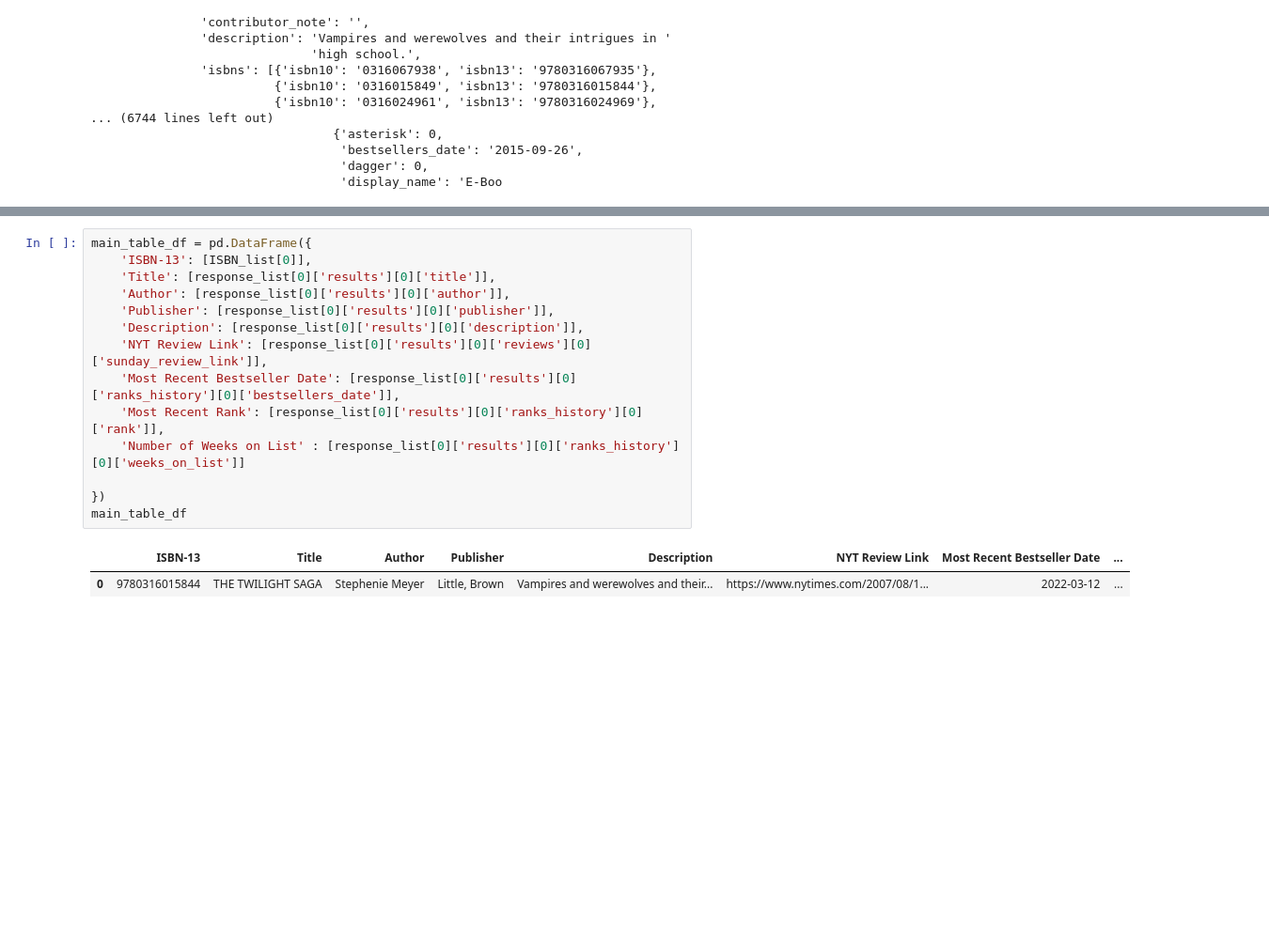
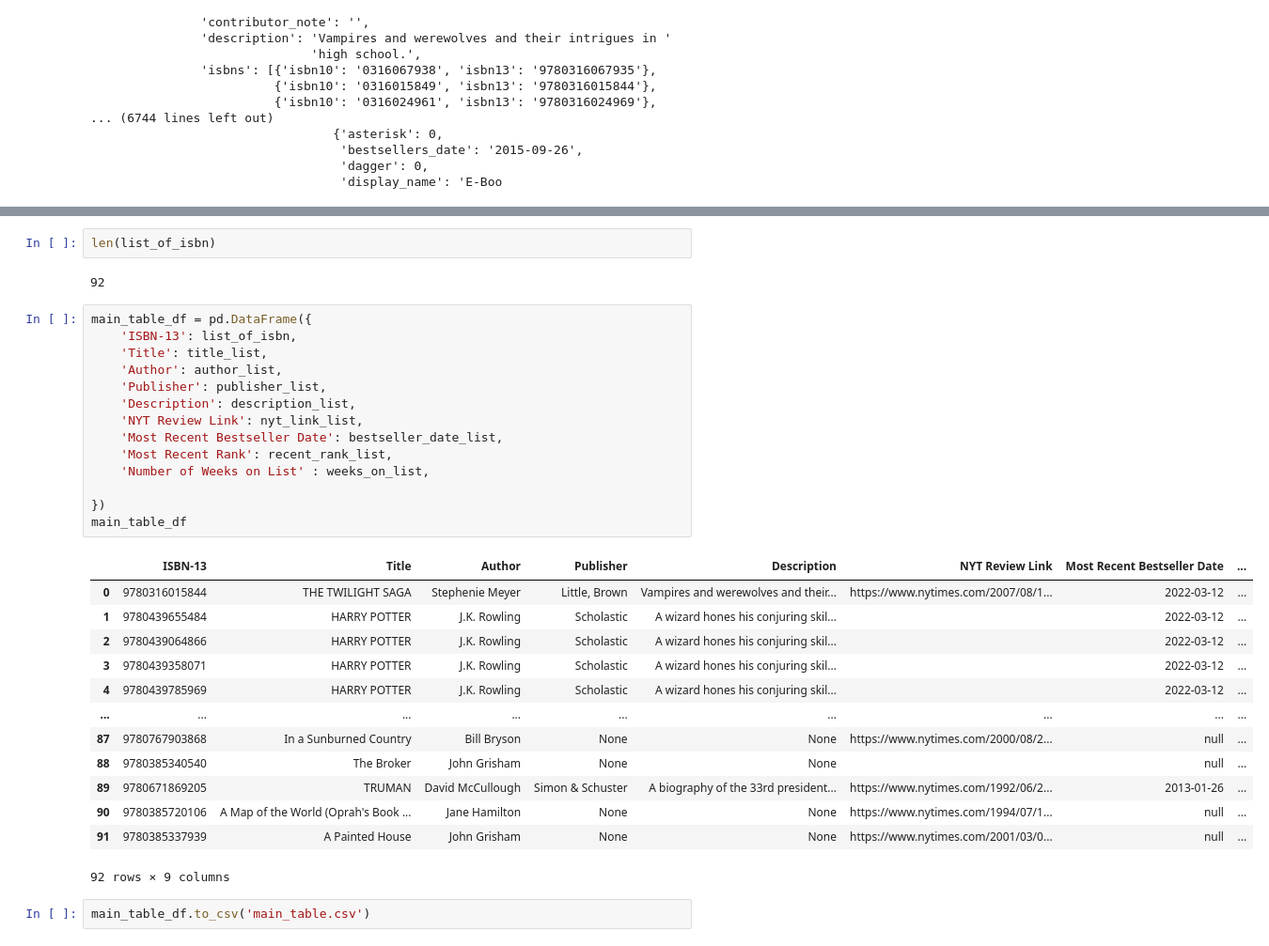
Before and after one commit to JWatson1102/Project_2, a Jupyter notebook: nyt_api_query/nytimes.ipynb, the cells around one changed output, grey strips where cells are left out. Shown at 94% size. Saved outputs shown, nothing was run; the diff lists cells and outputs as text; blank space fills up the shorter version.

```diff
--- a/nyt_api_query/nytimes.ipynb
+++ b/nyt_api_query/nytimes.ipynb
@@ -129,17 +209,34 @@ pprint(response_list)
+# %%
+len(list_of_isbn)
+# %% [output]
+92
 # %%
 main_table_df = pd.DataFrame({
-    'ISBN-13': [ISBN_list[0]],
-    'Title': [response_list[0]['results'][0]['title']],
-    'Author': [response_list[0]['results'][0]['author']],
-    'Publisher': [response_list[0]['results'][0]['publisher']],
-    'Description': [response_list[0]['results'][0]['description']],
-    'NYT Review Link': [response_list[0]['results'][0]['reviews'][0]['sunday_review_link']],
-    'Most Recent Bestseller Date': [response_list[0]['results'][0]['ranks_history'][0]['bestsellers_date']],
-    'Most Recent Rank': [response_list[0]['results'][0]['ranks_history'][0]['rank']],
-    'Number of Weeks on List' : [response_list[0]['results'][0]['ranks_history'][0]['weeks_on_list']]
+    'ISBN-13': list_of_isbn,
+    'Title': title_list,
+    'Author': author_list,
+    'Publisher': publisher_list,
+    'Description': description_list,
+    'NYT Review Link': nyt_link_list,
+    'Most Recent Bestseller Date': bestseller_date_list,
+    'Most Recent Rank': recent_rank_list,
+    'Number of Weeks on List' : weeks_on_list,
 
 })
 main_table_df
 # %% [output]
 |  | ISBN-13 | Title | Author | Publisher | Description | NYT Review Link | Most Recent Bestseller Date | ... |
 | 0 | 9780316015844 | THE TWILIGHT SAGA | Stephenie Meyer | Little, Brown | Vampires and werewolves and their... | https://www.nytimes.com/2007/08/1... | 2022-03-12 | ... |
+| 1 | 9780439655484 | HARRY POTTER | J.K. Rowling | Scholastic | A wizard hones his conjuring skil... |  | 2022-03-12 | ... |
+| 2 | 9780439064866 | HARRY POTTER | J.K. Rowling | Scholastic | A wizard hones his conjuring skil... |  | 2022-03-12 | ... |
+| 3 | 9780439358071 | HARRY POTTER | J.K. Rowling | Scholastic | A wizard hones his conjuring skil... |  | 2022-03-12 | ... |
+| 4 | 9780439785969 | HARRY POTTER | J.K. Rowling | Scholastic | A wizard hones his conjuring skil... |  | 2022-03-12 | ... |
+| ... | ... | ... | ... | ... | ... | ... | ... | ... |
+| 87 | 9780767903868 | In a Sunburned Country | Bill Bryson | None | None | https://www.nytimes.com/2000/08/2... | null | ... |
+| 88 | 9780385340540 | The Broker | John Grisham | None | None |  | null | ... |
+| 89 | 9780671869205 | TRUMAN | David McCullough | Simon & Schuster | A biography of the 33rd president... | https://www.nytimes.com/1992/06/2... | 2013-01-26 | ... |
+| 90 | 9780385720106 | A Map of the World (Oprah's Book ... | Jane Hamilton | None | None | https://www.nytimes.com/1994/07/1... | null | ... |
+| 91 | 9780385337939 | A Painted House | John Grisham | None | None | https://www.nytimes.com/2001/03/0... | null | ... |
+92 rows × 9 columns
+# %%
+main_table_df.to_csv('main_table.csv')
```
Also changed, not shown: parts of 2 cells of this notebook, 1 other file.
